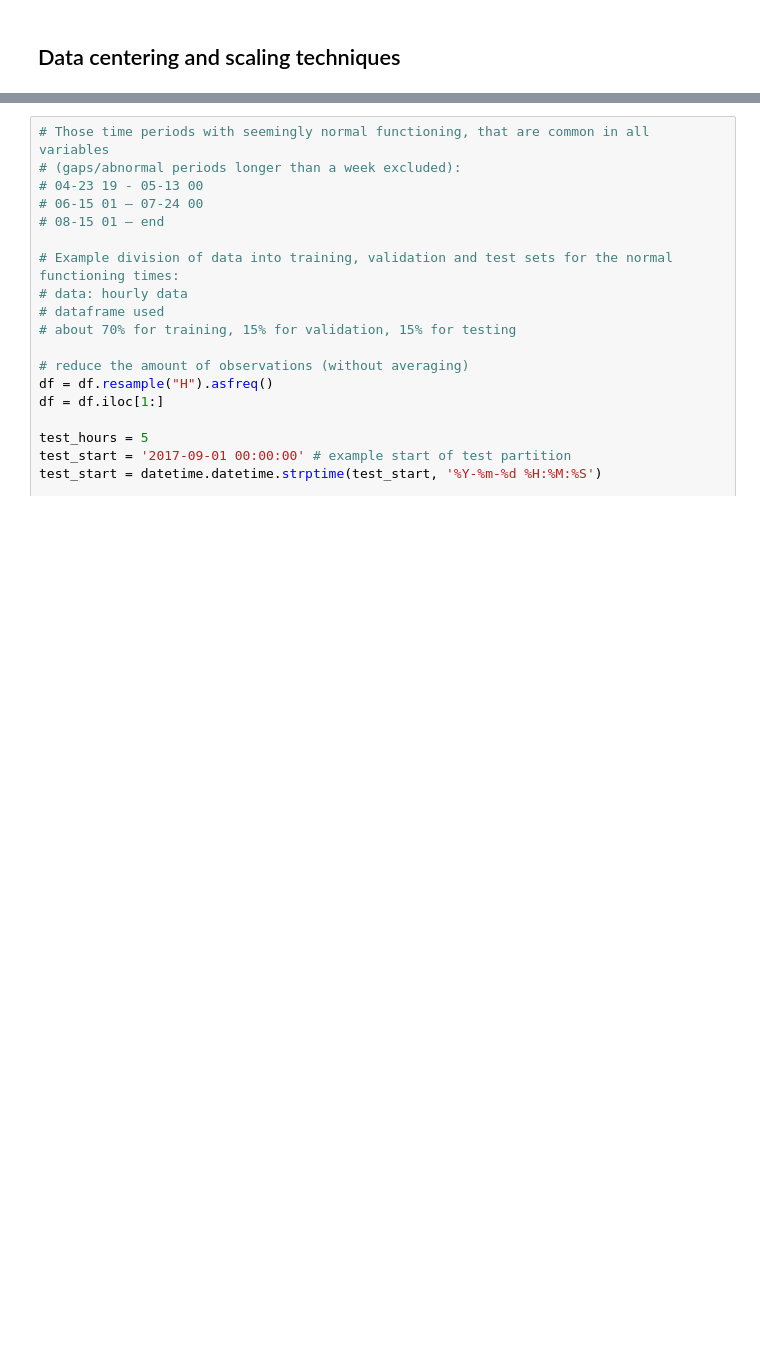
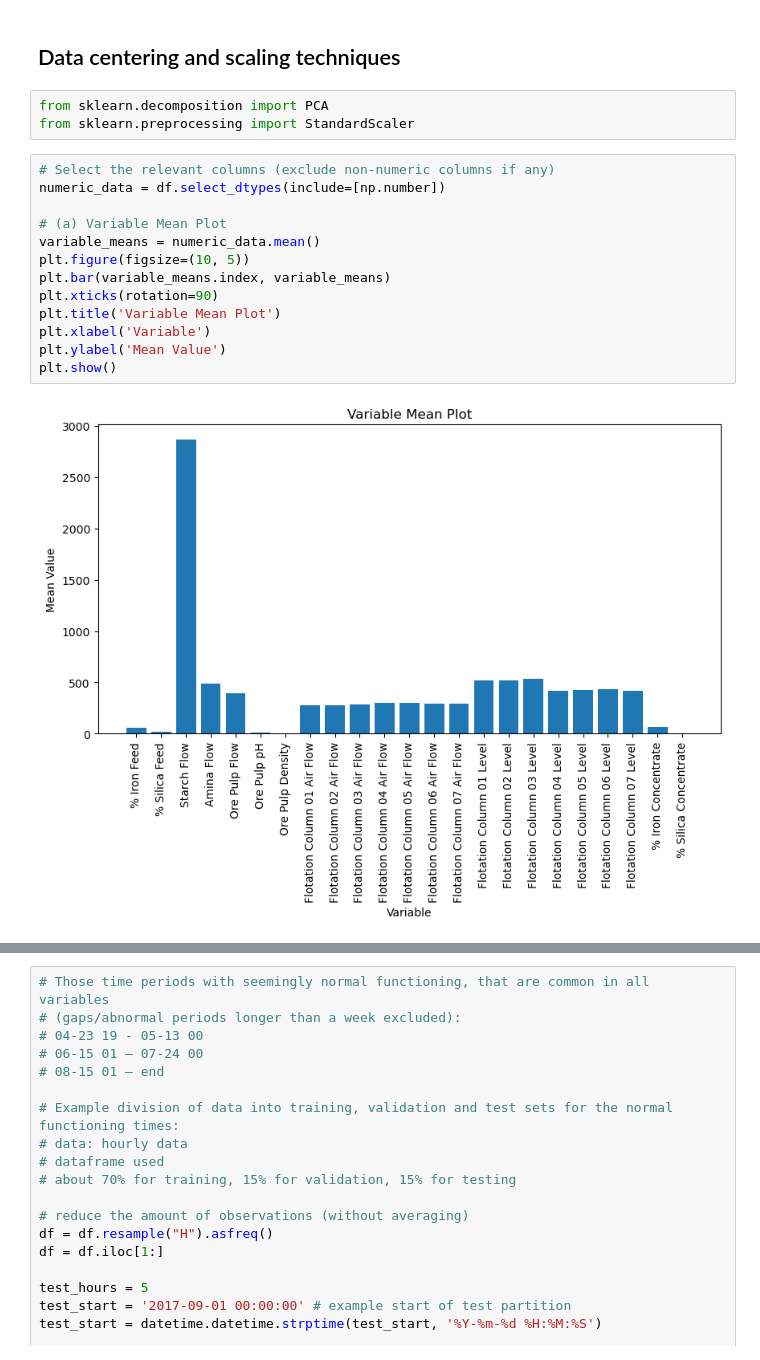
Before and after one commit to aminuldidar/ADAML-Project-Work, a Jupyter notebook: preprocessing_sub.ipynb, the cells around one changed output, grey strips where cells are left out. Cells and saved outputs as stored; diff of their text form; blank space fills up the shorter version.

```diff
--- a/preprocessing_sub.ipynb
+++ b/preprocessing_sub.ipynb
@@ -436,3 +436,21 @@ plt.show()
 - Data Splitting: FOr our predictive models, need to decide how to split the data into training, validation, and test sets.
 # %% [markdown]
 ## Data centering and scaling techniques
+# %%
+from sklearn.decomposition import PCA
+from sklearn.preprocessing import StandardScaler
+# %%
+# Select the relevant columns (exclude non-numeric columns if any)
+numeric_data = df.select_dtypes(include=[np.number])
+
+# (a) Variable Mean Plot
+variable_means = numeric_data.mean()
+plt.figure(figsize=(10, 5))
+plt.bar(variable_means.index, variable_means)
+plt.xticks(rotation=90)
+plt.title('Variable Mean Plot')
+plt.xlabel('Variable')
+plt.ylabel('Mean Value')
+plt.show()
+# %% [output]
+[figure, added]
```
Also changed, not shown: parts of 9 cells of this notebook.
